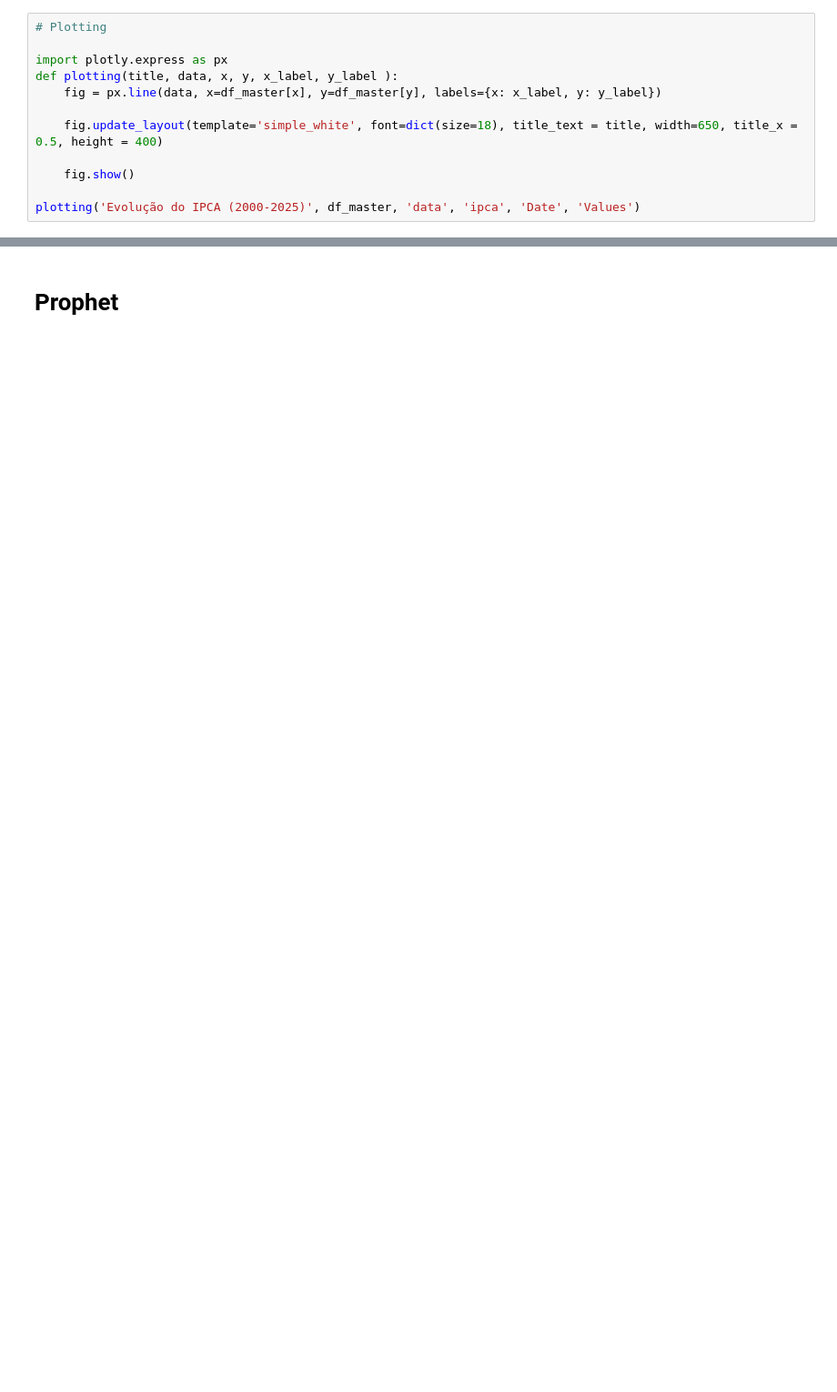
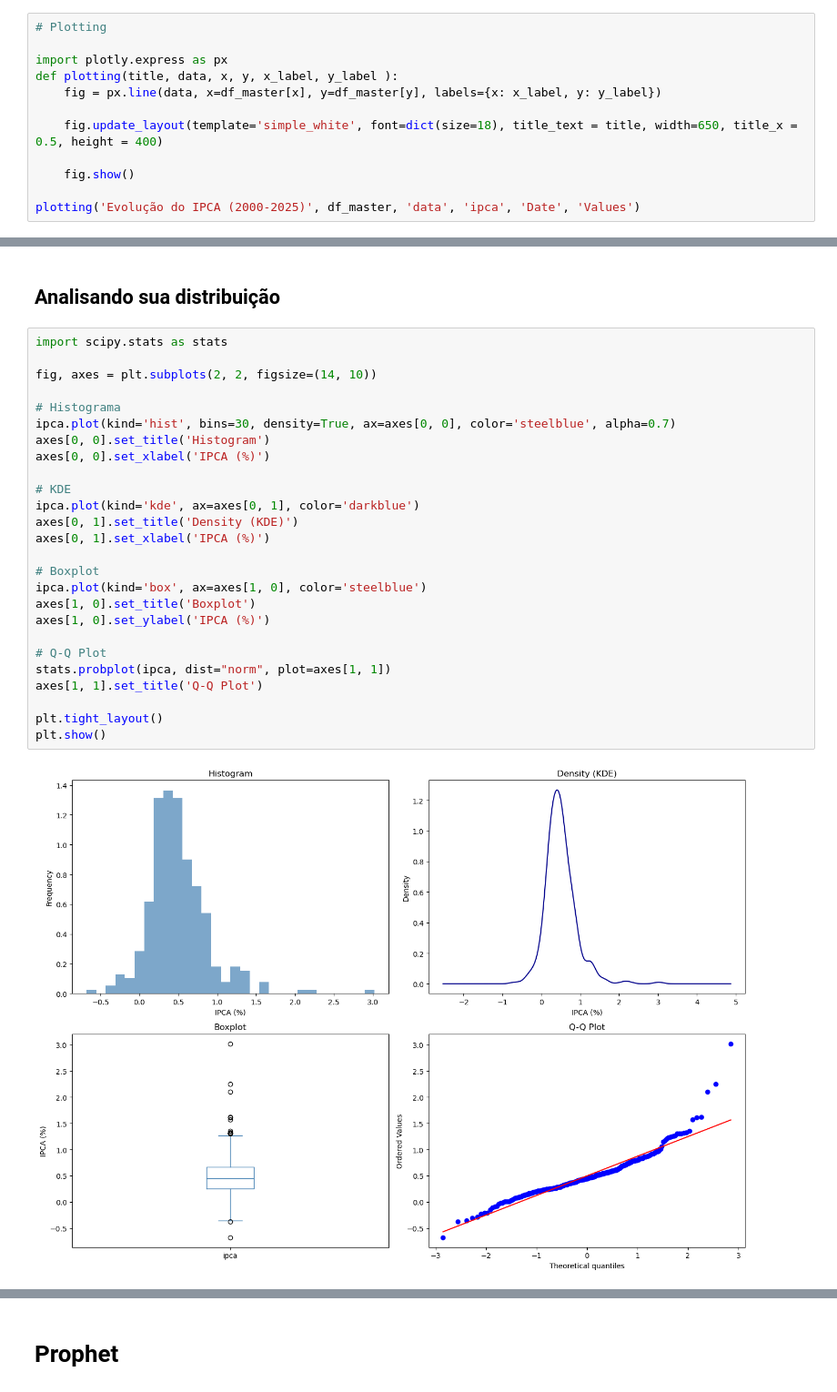
Before and after one commit to Marques07/IPCA-Prophet-Forecasting, a Jupyter notebook: prophetxXG.ipynb, the cells around one changed output, grey strips where cells are left out. Shown at 91% size. Drawn from its saved outputs; the diff is of its cells as text; blank space fills up the shorter version.

```diff
--- a/prophetxXG.ipynb
+++ b/prophetxXG.ipynb
@@ -94,0 +159,30 @@ plt.show()
+# %% [markdown]
+## Analisando sua distribuição
+# %%
+import scipy.stats as stats
+
+fig, axes = plt.subplots(2, 2, figsize=(14, 10))
+
+# Histograma
+ipca.plot(kind='hist', bins=30, density=True, ax=axes[0, 0], color='steelblue', alpha=0.7)
+axes[0, 0].set_title('Histogram')
+axes[0, 0].set_xlabel('IPCA (%)')
+
+# KDE
+ipca.plot(kind='kde', ax=axes[0, 1], color='darkblue')
+axes[0, 1].set_title('Density (KDE)')
+axes[0, 1].set_xlabel('IPCA (%)')
+
+# Boxplot
+ipca.plot(kind='box', ax=axes[1, 0], color='steelblue')
+axes[1, 0].set_title('Boxplot')
+axes[1, 0].set_ylabel('IPCA (%)')
+
+# Q-Q Plot
+stats.probplot(ipca, dist="norm", plot=axes[1, 1])
+axes[1, 1].set_title('Q-Q Plot')
+
+plt.tight_layout()
+plt.show()
+# %% [output]
+[figure, added]
```
Also changed, not shown: parts of 25 cells of this notebook.
